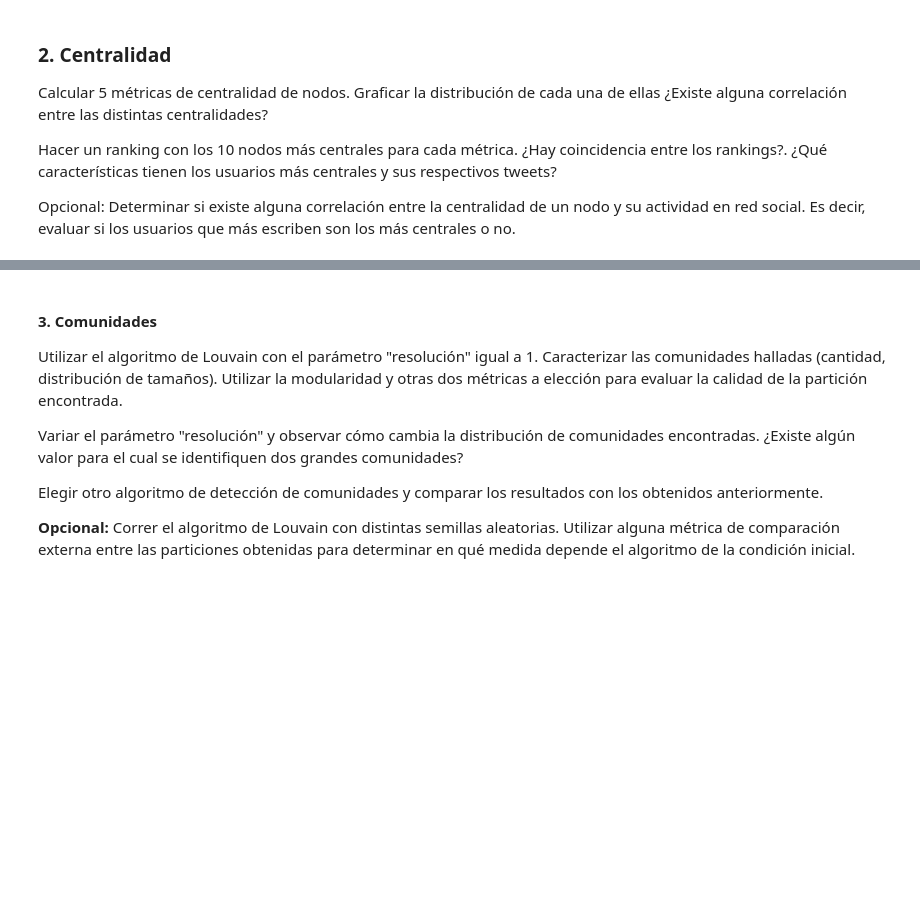
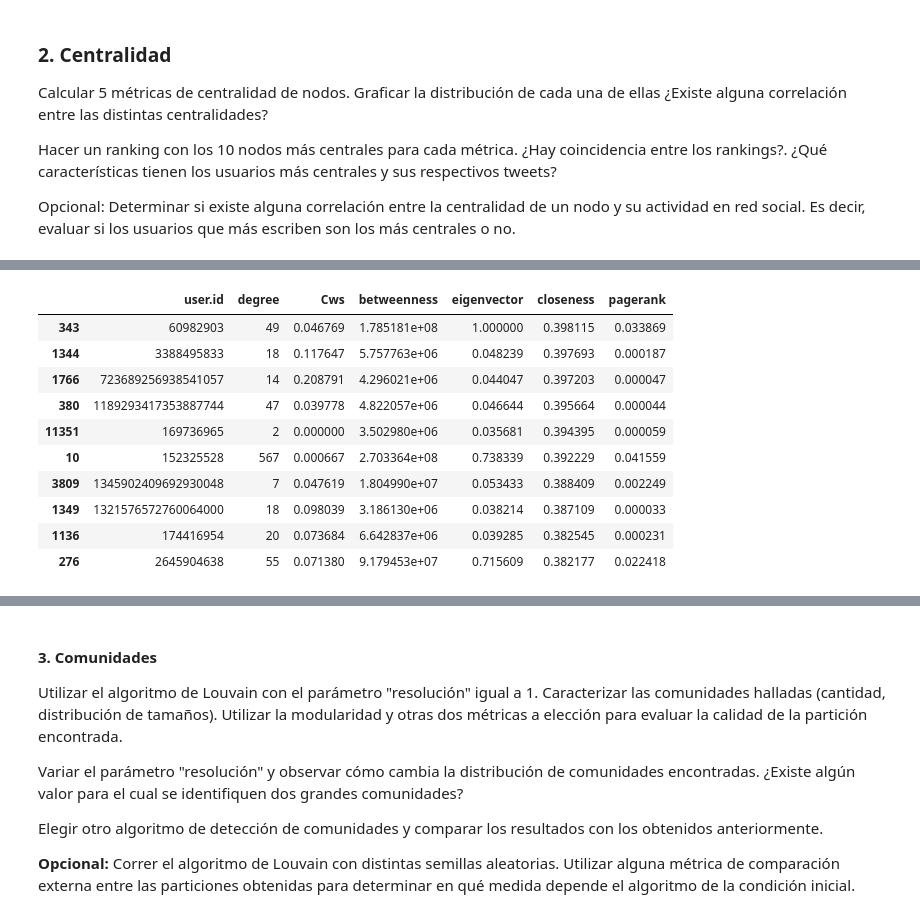
Before and after one commit to teoArganaraz/graphML, a Jupyter notebook: Practico.ipynb, the cells around one changed output, grey strips where cells are left out. Saved outputs shown, nothing was run; the diff lists cells and outputs as text; code cells hidden in the pictures; blank space fills up the shorter version.

```diff
--- a/Practico.ipynb
+++ b/Practico.ipynb
@@ -375,0 +387,14 @@ df_nodes.head(10)
+# %%
+df_nodes.sort_values(by=["closeness"], ascending=False).head(10)
+# %% [output]
+|  | user.id | degree | Cws | betweenness | eigenvector | closeness | pagerank |
+| 343 | 60982903 | 49 | 0.046769 | 1.785181e+08 | 1.000000 | 0.398115 | 0.033869 |
+| 1344 | 3388495833 | 18 | 0.117647 | 5.757763e+06 | 0.048239 | 0.397693 | 0.000187 |
+| 1766 | 723689256938541057 | 14 | 0.208791 | 4.296021e+06 | 0.044047 | 0.397203 | 0.000047 |
+| 380 | 1189293417353887744 | 47 | 0.039778 | 4.822057e+06 | 0.046644 | 0.395664 | 0.000044 |
+| 11351 | 169736965 | 2 | 0.000000 | 3.502980e+06 | 0.035681 | 0.394395 | 0.000059 |
+| 10 | 152325528 | 567 | 0.000667 | 2.703364e+08 | 0.738339 | 0.392229 | 0.041559 |
+| 3809 | 1345902409692930048 | 7 | 0.047619 | 1.804990e+07 | 0.053433 | 0.388409 | 0.002249 |
+| 1349 | 1321576572760064000 | 18 | 0.098039 | 3.186130e+06 | 0.038214 | 0.387109 | 0.000033 |
+| 1136 | 174416954 | 20 | 0.073684 | 6.642837e+06 | 0.039285 | 0.382545 | 0.000231 |
+| 276 | 2645904638 | 55 | 0.071380 | 9.179453e+07 | 0.715609 | 0.382177 | 0.022418 |
```
Also changed, not shown: parts of 25 cells of this notebook.
